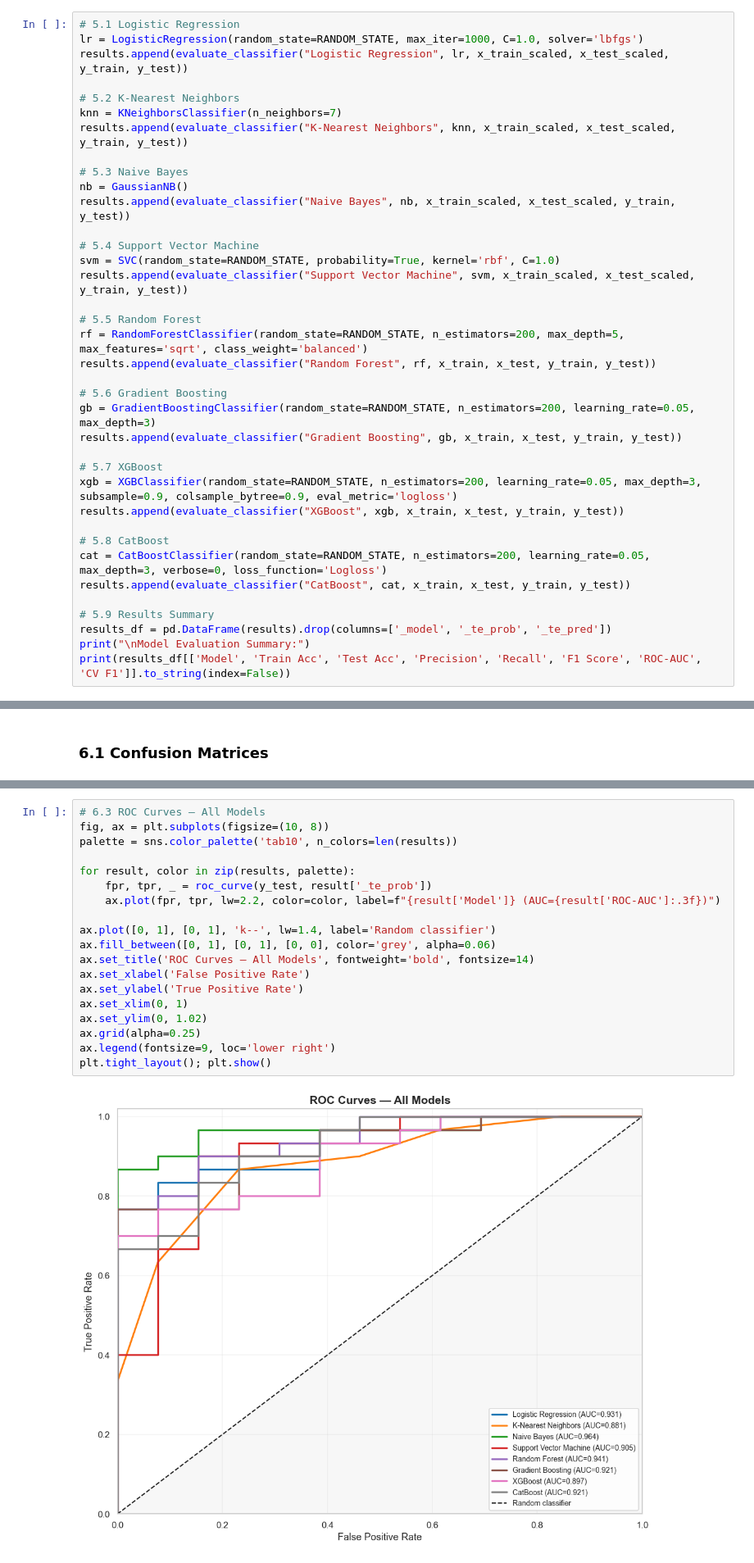
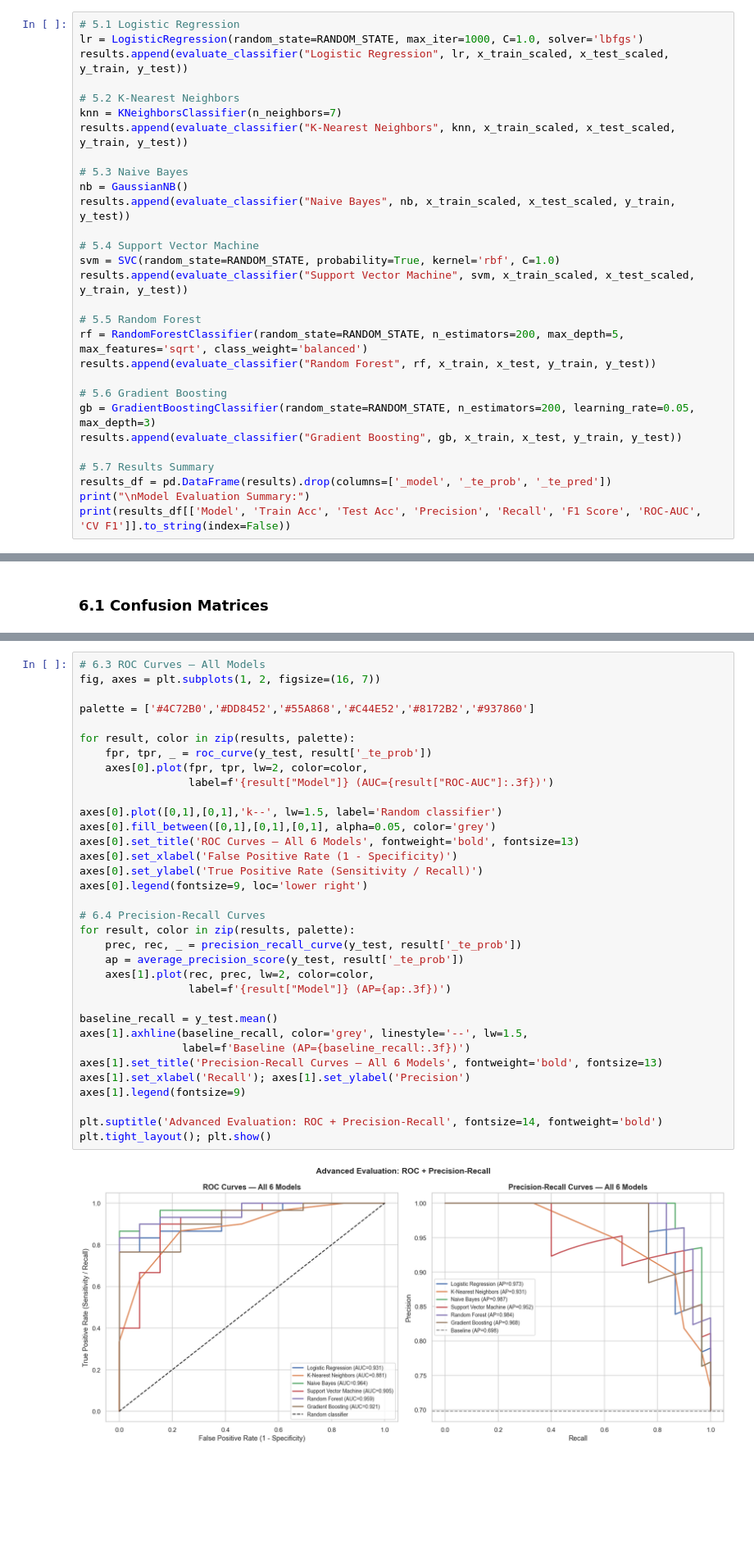
Before and after one commit to himanshu-jadhav108/Student-Placement-Predictor, a Jupyter notebook: Notebook/notebook.ipynb, the cells around one changed output, grey strips where cells are left out. Shown at 82% size. Drawn from its saved outputs; the diff is of its cells as text; blank space fills up the shorter version.

```diff
--- a/Notebook/notebook.ipynb
+++ b/Notebook/notebook.ipynb
@@ -459,15 +454,7 @@ results.append(evaluate_classifier("Random Forest", rf, x_train, x_test, y_train
 gb = GradientBoostingClassifier(random_state=RANDOM_STATE, n_estimators=200, learning_rate=0.05, max_depth=3)
 results.append(evaluate_classifier("Gradient Boosting", gb, x_train, x_test, y_train, y_test))
 
-# 5.7 XGBoost
-xgb = XGBClassifier(random_state=RANDOM_STATE, n_estimators=200, learning_rate=0.05, max_depth=3, subsample=0.9, colsample_bytree=0.9, eval_metric='logloss')
-results.append(evaluate_classifier("XGBoost", xgb, x_train, x_test, y_train, y_test))
-
-# 5.8 CatBoost
-cat = CatBoostClassifier(random_state=RANDOM_STATE, n_estimators=200, learning_rate=0.05, max_depth=3, verbose=0, loss_function='Logloss')
-results.append(evaluate_classifier("CatBoost", cat, x_train, x_test, y_train, y_test))
-
-# 5.9 Results Summary
+# 5.7 Results Summary
 results_df = pd.DataFrame(results).drop(columns=['_model', '_te_prob', '_te_pred'])
 print("\nModel Evaluation Summary:")
 print(results_df[['Model', 'Train Acc', 'Test Acc', 'Precision', 'Recall', 'F1 Score', 'ROC-AUC', 'CV F1']].to_string(index=False))
@@ -570,21 +516,36 @@ Support Vector Machine      0.948     0.884     0.915
 # %%
 # 6.3 ROC Curves — All Models
-fig, ax = plt.subplots(figsize=(10, 8))
-palette = sns.color_palette('tab10', n_colors=len(results))
+fig, axes = plt.subplots(1, 2, figsize=(16, 7))
+
+palette = ['#4C72B0','#DD8452','#55A868','#C44E52','#8172B2','#937860']
 
 for result, color in zip(results, palette):
     fpr, tpr, _ = roc_curve(y_test, result['_te_prob'])
-    ax.plot(fpr, tpr, lw=2.2, color=color, label=f"{result['Model']} (AUC={result['ROC-AUC']:.3f})")
+    axes[0].plot(fpr, tpr, lw=2, color=color,
+                 label=f'{result["Model"]} (AUC={result["ROC-AUC"]:.3f})')
 
-ax.plot([0, 1], [0, 1], 'k--', lw=1.4, label='Random classifier')
-ax.fill_between([0, 1], [0, 1], [0, 0], color='grey', alpha=0.06)
-ax.set_title('ROC Curves — All Models', fontweight='bold', fontsize=14)
-ax.set_xlabel('False Positive Rate')
-ax.set_ylabel('True Positive Rate')
-ax.set_xlim(0, 1)
-ax.set_ylim(0, 1.02)
-ax.grid(alpha=0.25)
-ax.legend(fontsize=9, loc='lower right')
+axes[0].plot([0,1],[0,1],'k--', lw=1.5, label='Random classifier')
+axes[0].fill_between([0,1],[0,1],[0,1], alpha=0.05, color='grey')
+axes[0].set_title('ROC Curves — All 6 Models', fontweight='bold', fontsize=13)
+axes[0].set_xlabel('False Positive Rate (1 - Specificity)')
+axes[0].set_ylabel('True Positive Rate (Sensitivity / Recall)')
+axes[0].legend(fontsize=9, loc='lower right')
+
+# 6.4 Precision-Recall Curves
+for result, color in zip(results, palette):
+    prec, rec, _ = precision_recall_curve(y_test, result['_te_prob'])
+    ap = average_precision_score(y_test, result['_te_prob'])
+    axes[1].plot(rec, prec, lw=2, color=color,
+                 label=f'{result["Model"]} (AP={ap:.3f})')
+
+baseline_recall = y_test.mean()
+axes[1].axhline(baseline_recall, color='grey', linestyle='--', lw=1.5,
+                label=f'Baseline (AP={baseline_recall:.3f})')
+axes[1].set_title('Precision-Recall Curves — All 6 Models', fontweight='bold', fontsize=13)
+axes[1].set_xlabel('Recall'); axes[1].set_ylabel('Precision')
+axes[1].legend(fontsize=9)
+
+plt.suptitle('Advanced Evaluation: ROC + Precision-Recall', fontsize=14, fontweight='bold')
 plt.tight_layout(); plt.show()
 # %% [output]
-[figure, old version]
+[figure, new version]
```
Also changed, not shown: parts of 17 cells of this notebook.
